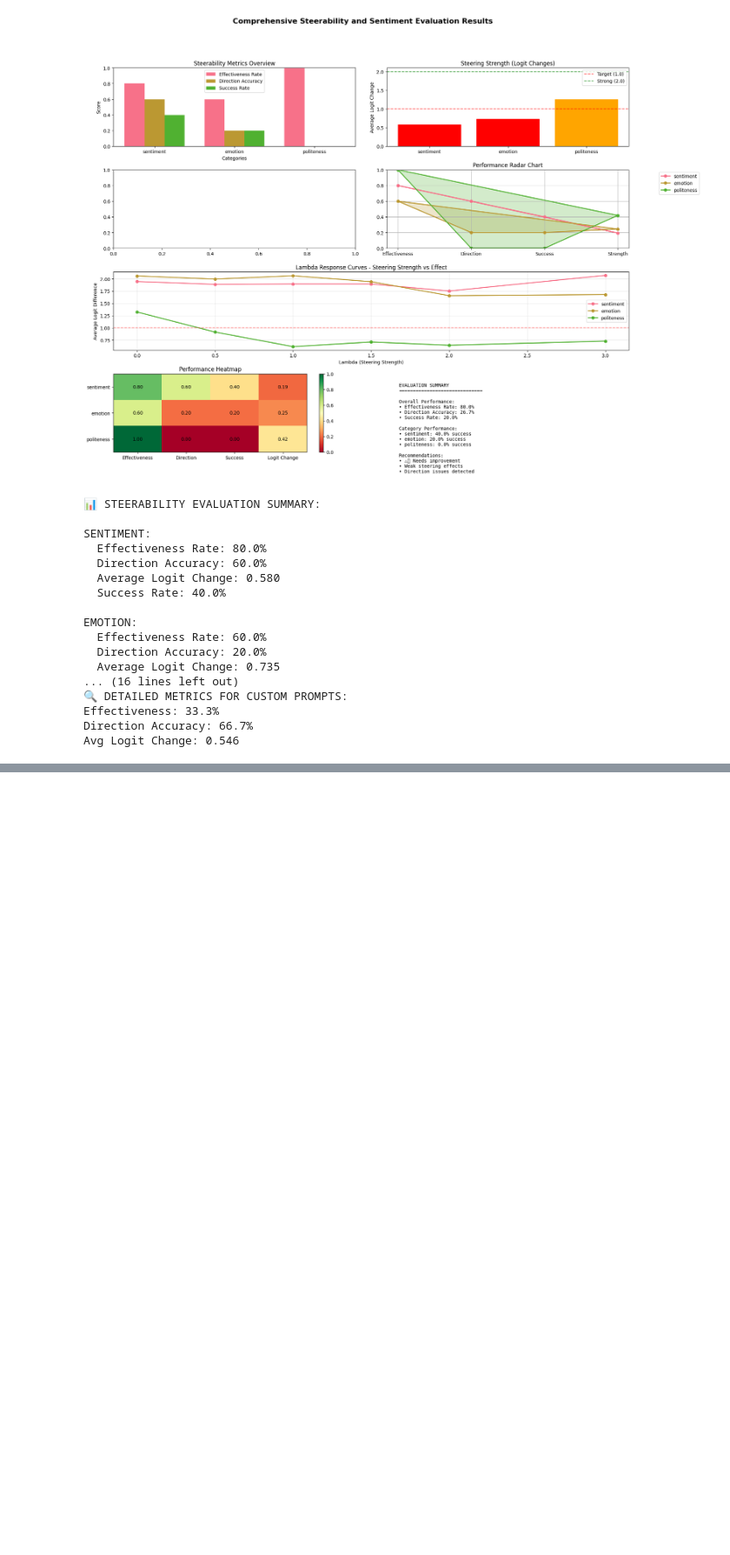
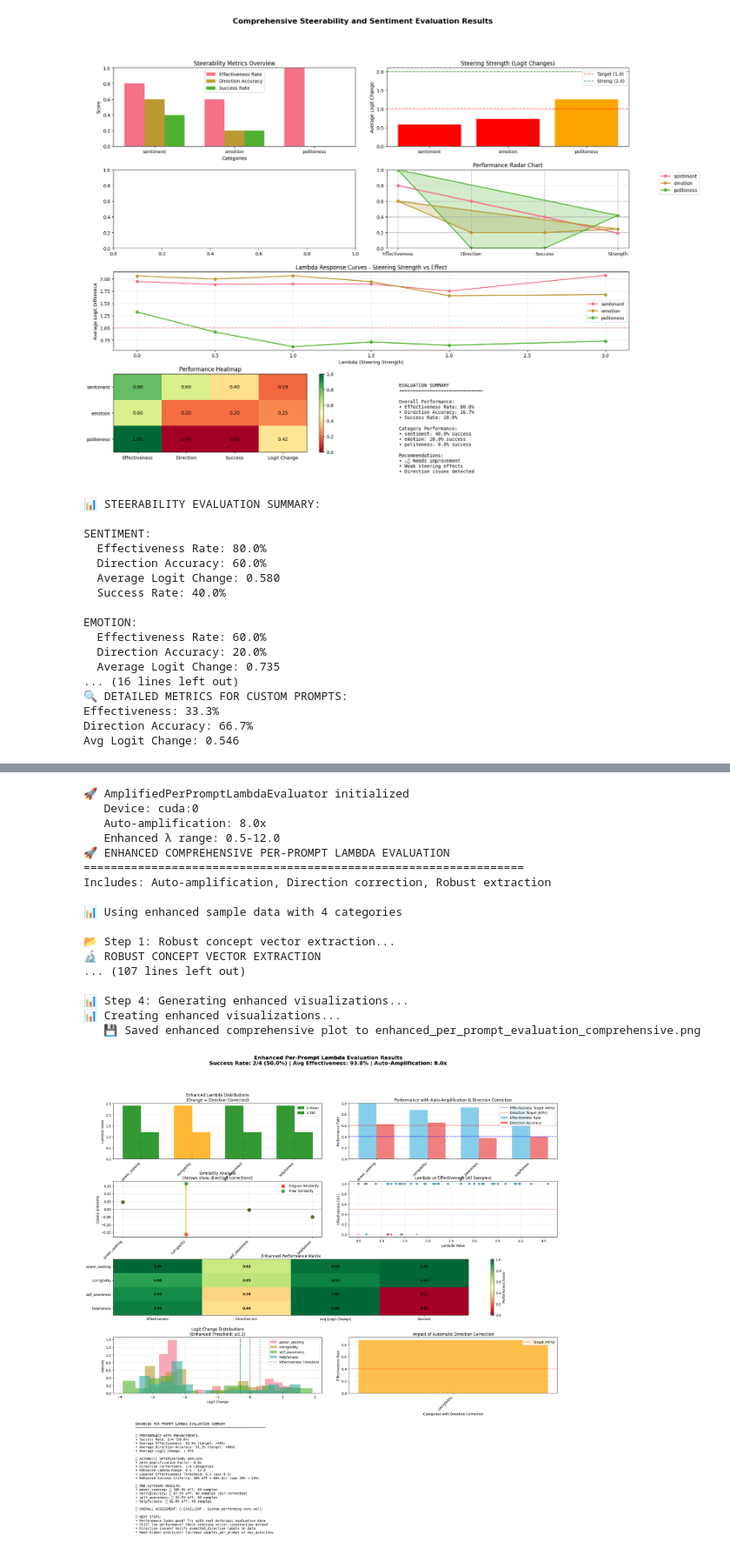
Before and after one commit to b1becker/LLM_steering, a Jupyter notebook: steering_generalisation_6_18.ipynb, the cells around one changed output, grey strips where cells are left out. Shown at 87% size. Drawn from its saved outputs; the diff is of its cells as text; code cells hidden in the pictures; blank space fills up the shorter version.

```diff
--- a/steering_generalisation_6_18.ipynb
+++ b/steering_generalisation_6_18.ipynb
@@ -8887,0 +11638,23 @@ Avg Logit Change: 0.546
+# %%
+results = run_enhanced_per_prompt_evaluation(
+    model, tokenizer, steering_vector
+)
+# %% [output]
+🚀 AmplifiedPerPromptLambdaEvaluator initialized
+   Device: cuda:0
+   Auto-amplification: 8.0x
+   Enhanced λ range: 0.5-12.0
+🚀 ENHANCED COMPREHENSIVE PER-PROMPT LAMBDA EVALUATION
+=================================================================
+Includes: Auto-amplification, Direction correction, Robust extraction
+
+📊 Using enhanced sample data with 4 categories
+
+📂 Step 1: Robust concept vector extraction...
+🔬 ROBUST CONCEPT VECTOR EXTRACTION
+... (107 lines left out)
+
+📊 Step 4: Generating enhanced visualizations...
+📊 Creating enhanced visualizations...
+   💾 Saved enhanced comprehensive plot to enhanced_per_prompt_evaluation_comprehensive.png
+[figure, added]
```
Also changed, not shown: parts of 5 cells of this notebook.
